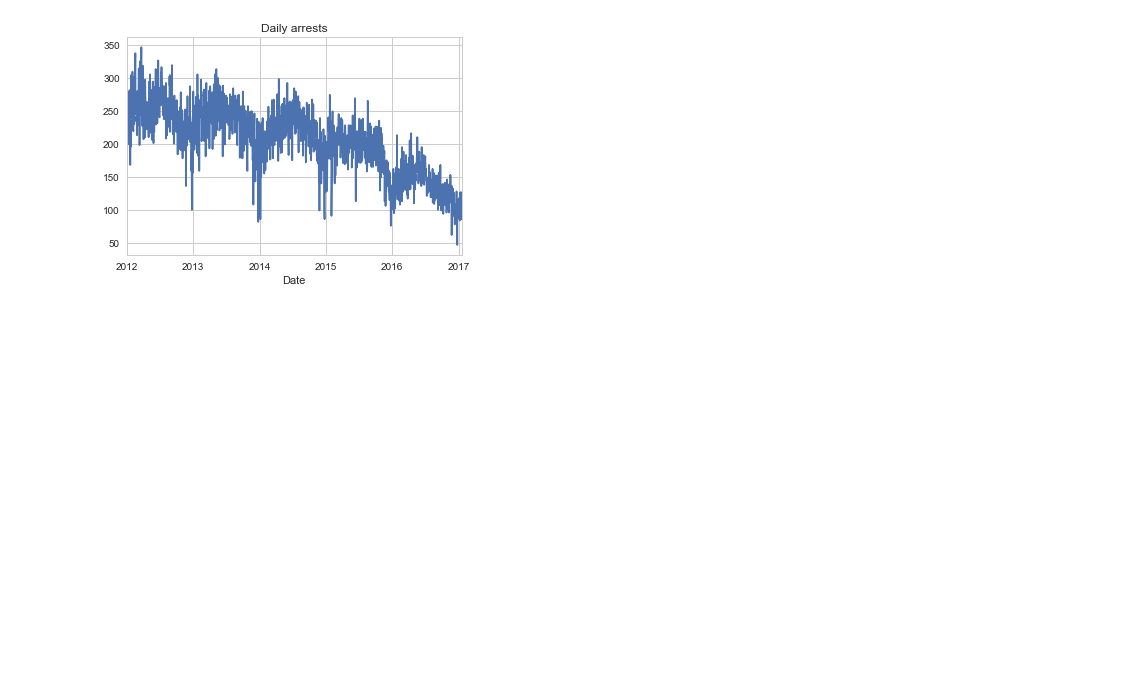
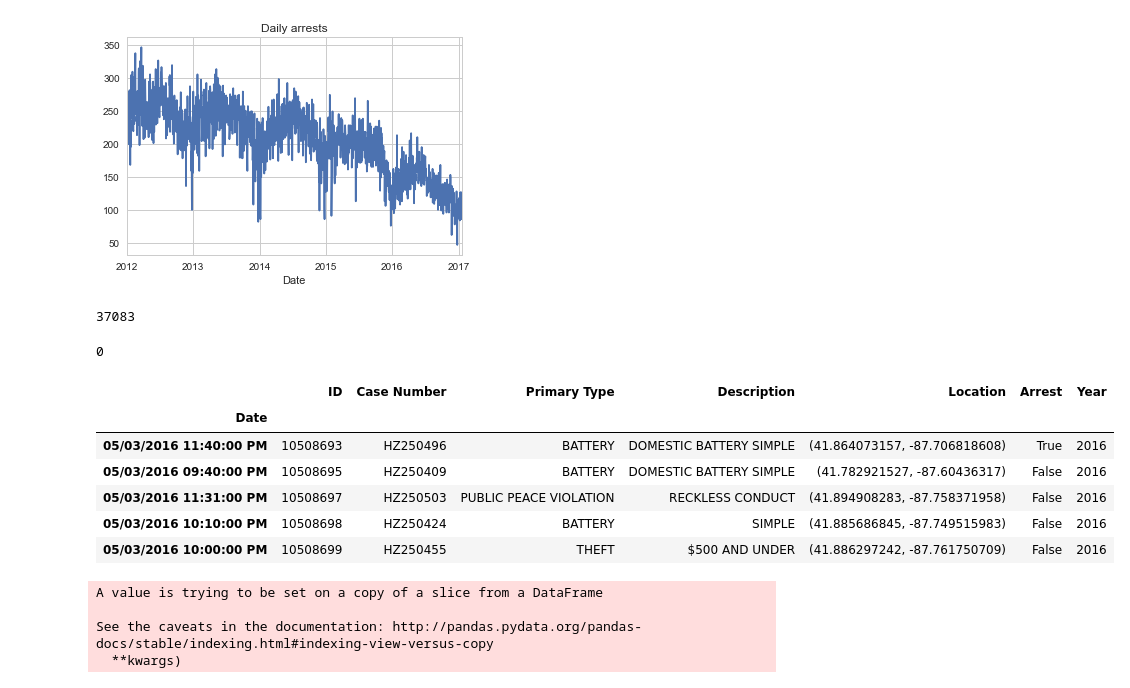
Before and after one commit to perako22/Project_2, a Jupyter notebook: chicago_crimes_data_analysis.ipynb, the cells around one changed output. Drawn from its saved outputs; the diff is of its cells as text; code cells hidden in the pictures; blank space fills up the shorter version.

```diff
--- a/chicago_crimes_data_analysis.ipynb
+++ b/chicago_crimes_data_analysis.ipynb
@@ -151,3 +133,7 @@ plt.show()
 theft_2015 = pd.DataFrame(crimes_2015[crimes_2015['Primary Type'].isin(['THEFT','BATTERY', 'CRIMINAL DAMAGE', 'NARCOTICS', 'ASSAULT'])]['Primary Type'])
 theft_2016 = pd.DataFrame(crimes_2016[crimes_2016['Primary Type'].isin(['THEFT','BATTERY', 'CRIMINAL DAMAGE', 'NARCOTICS', 'ASSAULT'])]['Primary Type'])
 theft_2017 = pd.DataFrame(crimes_2017[crimes_2017['Primary Type'].isin(['THEFT','BATTERY', 'CRIMINAL DAMAGE', 'NARCOTICS', 'ASSAULT'])]['Primary Type'])
+# %%
+crimes_df["Location"].isnull().sum()
+# %% [output]
+37083
@@ -153,0 +144,22 @@ theft_2017 = pd.DataFrame(crimes_2017[crimes_2017['Primary Type'].isin(['THEFT',
+# %%
+crimes_df["Location"].isnull().sum()
+# %% [output]
+0
+# %%
+chicago_crimes_df = crimes_df [["ID","Case Number","Primary Type", "Description","Location", "Arrest","Year"]]
+chicago_crimes_df.head()
+# %% [output]
+|  | ID | Case Number | Primary Type | Description | Location | Arrest | Year |
+| Date |  |  |  |  |  |  |  |
+| 05/03/2016 11:40:00 PM | 10508693 | HZ250496 | BATTERY | DOMESTIC BATTERY SIMPLE | (41.864073157, -87.706818608) | True | 2016 |
+| 05/03/2016 09:40:00 PM | 10508695 | HZ250409 | BATTERY | DOMESTIC BATTERY SIMPLE | (41.782921527, -87.60436317) | False | 2016 |
+| 05/03/2016 11:31:00 PM | 10508697 | HZ250503 | PUBLIC PEACE VIOLATION | RECKLESS CONDUCT | (41.894908283, -87.758371958) | False | 2016 |
+| 05/03/2016 10:10:00 PM | 10508698 | HZ250424 | BATTERY | SIMPLE | (41.885686845, -87.749515983) | False | 2016 |
+| 05/03/2016 10:00:00 PM | 10508699 | HZ250455 | THEFT | $500 AND UNDER | (41.886297242, -87.761750709) | False | 2016 |
+# %%
+chicago_crimes_df.rename(columns={"Primary Type": "Crime Type", "Description": "Crime Description"},inplace=True)
+# %% [output]
+A value is trying to be set on a copy of a slice from a DataFrame
+
+See the caveats in the documentation: http://pandas.pydata.org/pandas-docs/stable/indexing.html#indexing-view-versus-copy
+  **kwargs)
```
Also changed, not shown: parts of 9 cells of this notebook.
